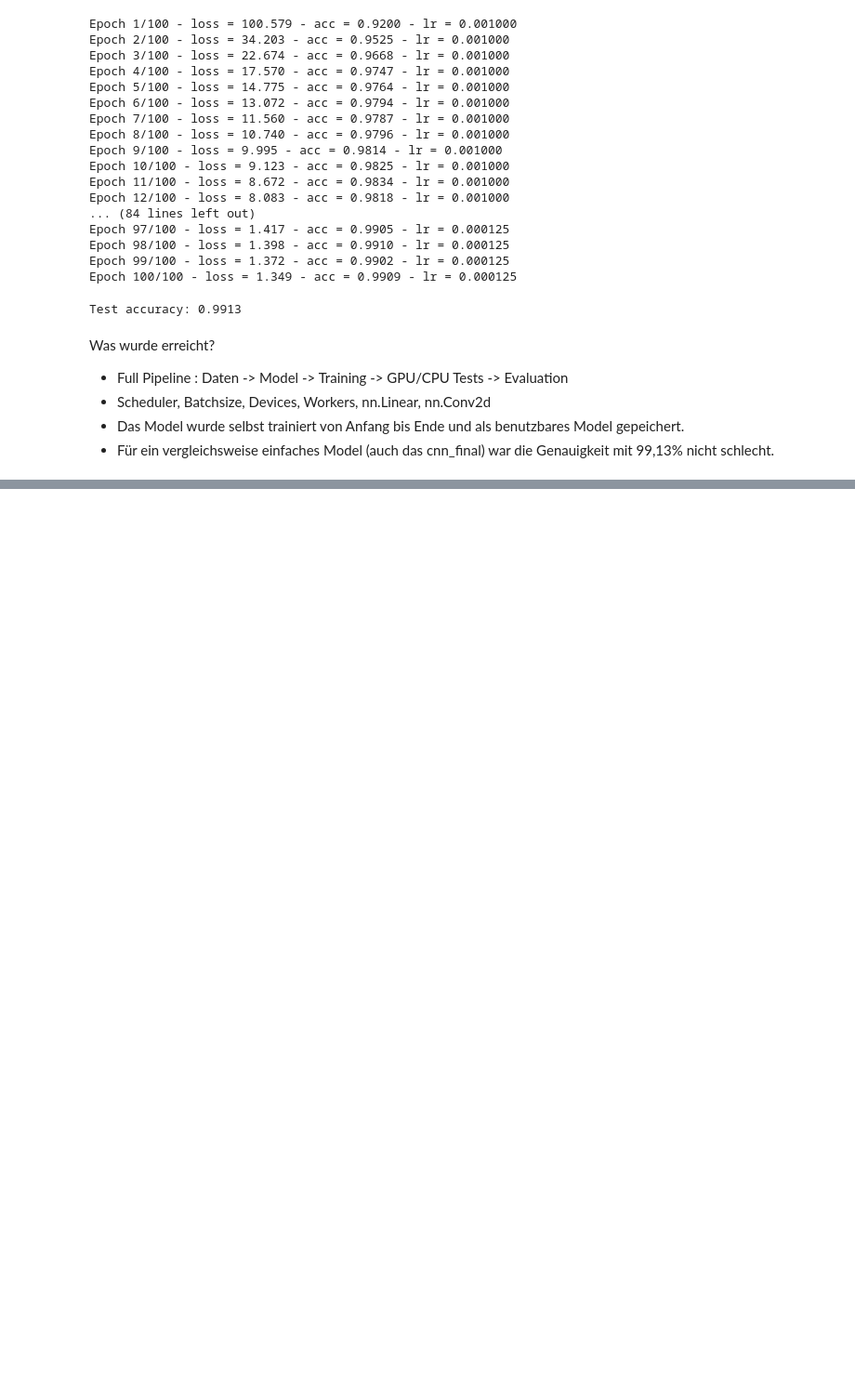
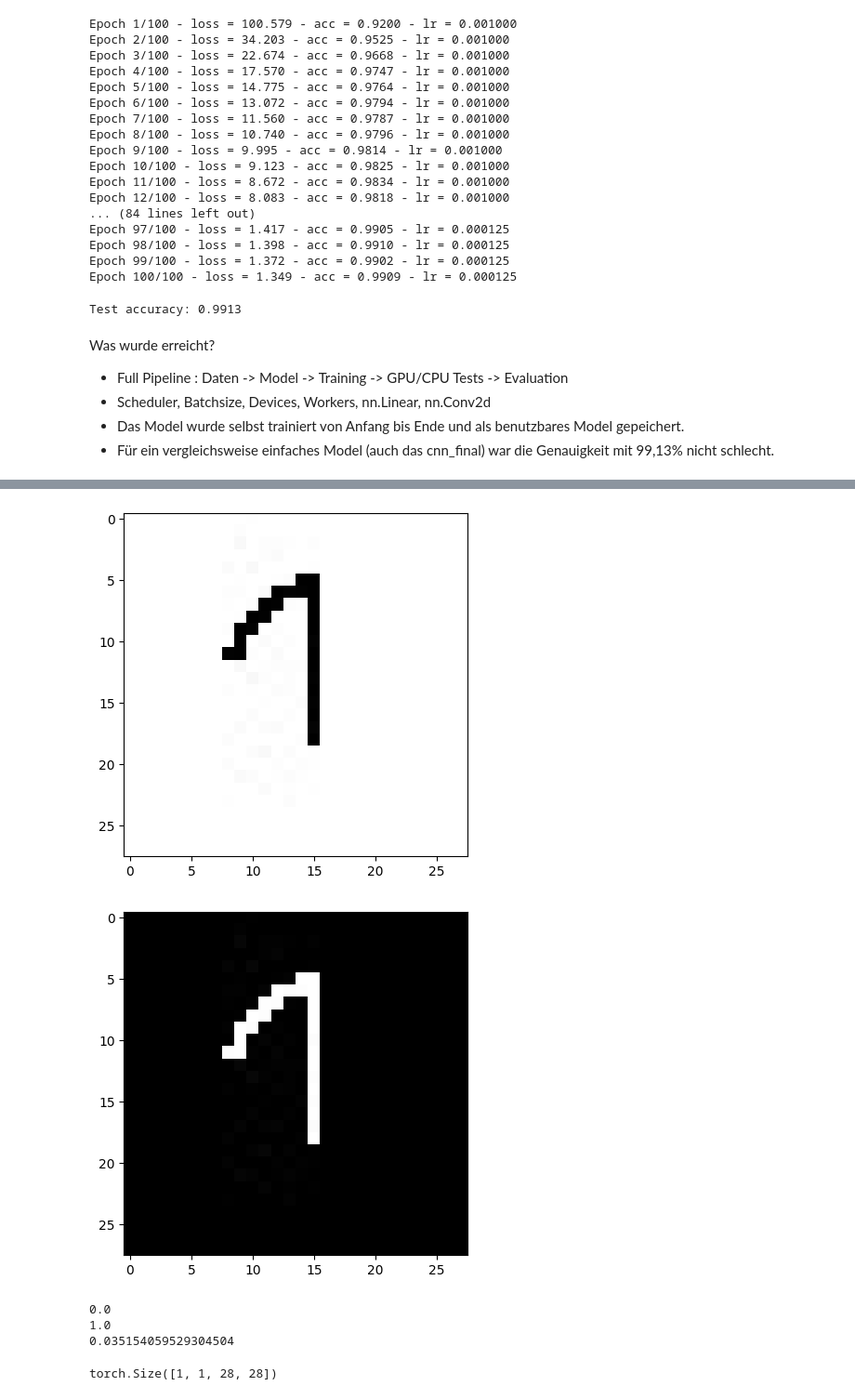
Before and after one commit to Pydatrick/DL_01_Digit_Recognizer_MNIST, a Jupyter notebook: mnist_train.ipynb, the cells around one changed output, grey strips where cells are left out. Shown at 93% size. Saved outputs shown, nothing was run; the diff lists cells and outputs as text; code cells hidden in the pictures; blank space fills up the shorter version.

```diff
--- a/mnist_train.ipynb
+++ b/mnist_train.ipynb
@@ -1261,0 +1268,20 @@ NameError: name 'transforms' is not defined
+# %%
+plt.imshow(image_1, cmap="gray")
+plt.show()
+
+plt.imshow(image_1_inv, cmap="gray")
+plt.show()
+
+print(tensor_1.min().item())
+print(tensor_1.max().item())
+print(tensor_1.mean().item())
+# %% [output]
+[figure, added]
+[figure, added]
+0.0
+1.0
+0.035154059529304504
+# %%
+print(tensor_1.shape)
+# %% [output]
+torch.Size([1, 1, 28, 28])
```
Also changed, not shown: parts of 28 cells of this notebook, 2 other files.
